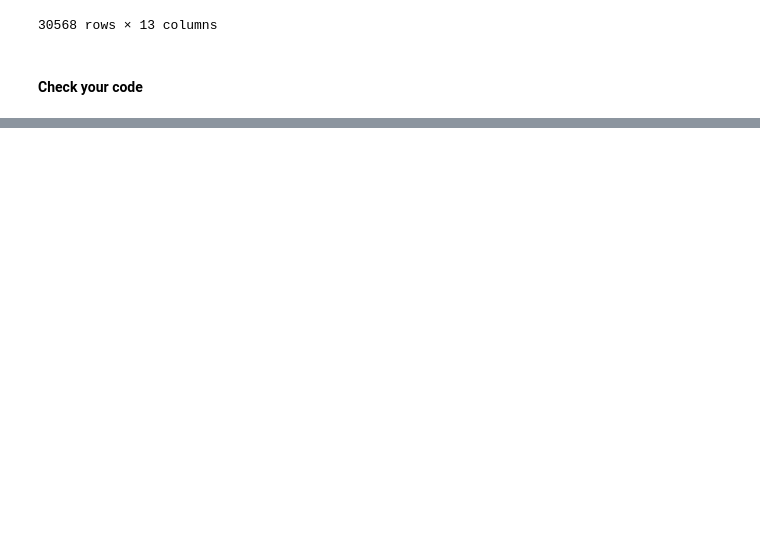
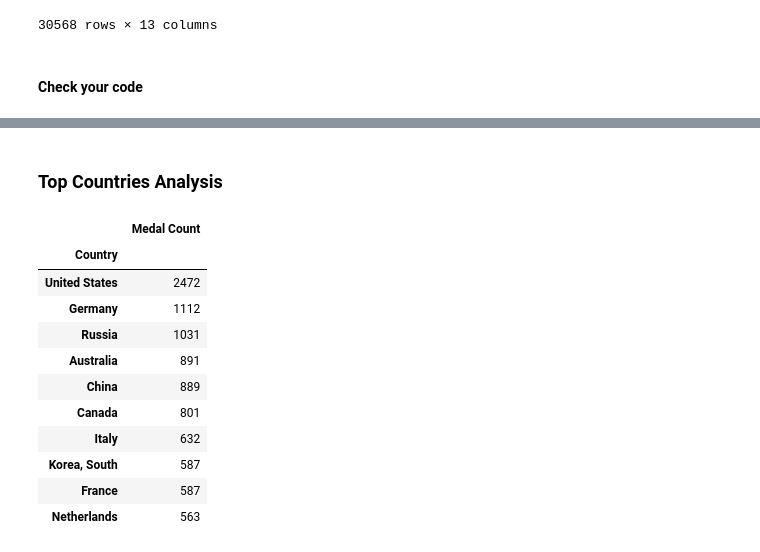
Before and after one commit to tanushrin/data-multiple-files-with-pandas, a Jupyter notebook: multiple_files.ipynb, the cells around one changed output, grey strips where cells are left out. Cells and saved outputs as stored; diff of their text form; code cells hidden in the pictures; blank space fills up the shorter version.

```diff
--- a/multiple_files.ipynb
+++ b/multiple_files.ipynb
@@ -448,3 +447,22 @@ test_all_df.py::TestAllDf::test_all_df_shape FAILED                      [100%]
 git commit -m 'Completed all_df step'
 
 git push origin master
+# %% [markdown]
+### Top Countries Analysis
+# %%
+countries_df = all_df[all_df["Year"]>=1984].groupby('Country').count()[['Medal']].sort_values(by="Medal",ascending=False)
+top_10_df = countries_df.head(10).rename(columns={'Medal':'Medal Count'})
+top_10_df
+# %% [output]
+|  | Medal Count |
+| Country |  |
+| United States | 2472 |
+| Germany | 1112 |
+| Russia | 1031 |
+| Australia | 891 |
+| China | 889 |
+| Canada | 801 |
+| Italy | 632 |
+| Korea, South | 587 |
+| France | 587 |
+| Netherlands | 563 |
```
Also changed, not shown: parts of 8 cells of this notebook, 2 other files.
